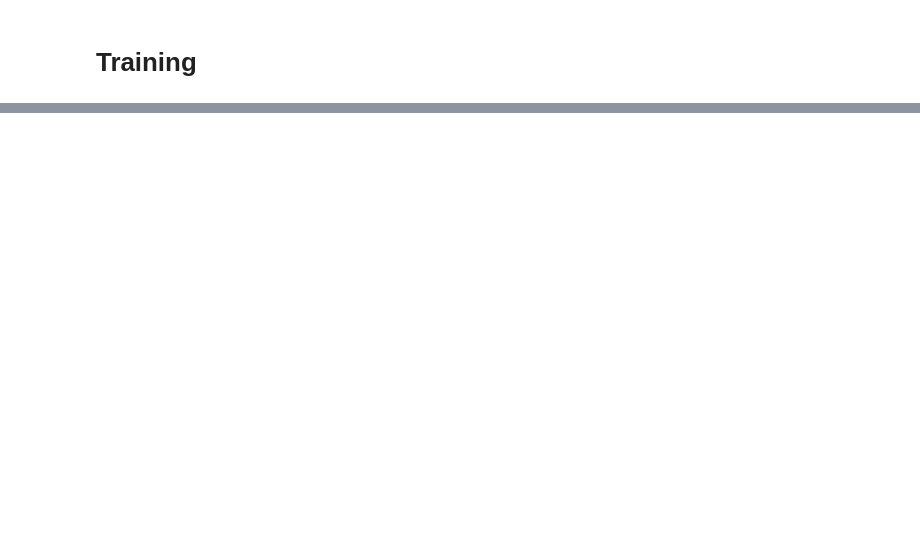
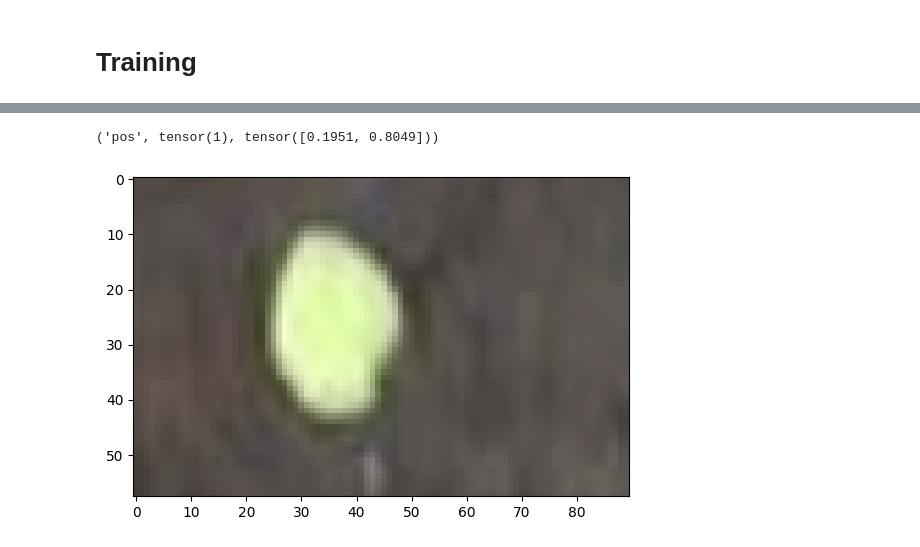
Before and after one commit to narang99/roads, a Jupyter notebook: mtrain/notebooks/SmallNet.ipynb, the cells around one changed output, grey strips where cells are left out. Saved outputs shown, nothing was run; the diff lists cells and outputs as text; code cells hidden in the pictures; blank space fills up the shorter version.

```diff
--- a/mtrain/notebooks/SmallNet.ipynb
+++ b/mtrain/notebooks/SmallNet.ipynb
@@ -8,19 +8,15 @@ import numpy as np
 import cv2
 import random
 # %%
-from pathlib import Path
-import matplotlib.pyplot as plt
-import numpy as np
-import cv2
-import random
+PROJECT_CODE = "001"
 
-DS = Path("/Users/hariomnarang/Desktop/personal/roads/datasets/")
-EXP_BASE = DS / "T004-taco-crops"
+DS = Path("../../datasets/")
+EXP_BASE = DS / "T004-taco-crops" / PROJECT_CODE
 OUTS = EXP_BASE / "synth"
 LOG_BASE = EXP_BASE / "log"
 TACO_BASE_DIR = Path("/Users/hariomnarang/Desktop/personal/TACO/data/")
 ANN_FILE = TACO_BASE_DIR / "annotations.json"
-
+TEST_BIG_IMG = "/Users/hariomnarang/Desktop/personal/roads/datasets/T003-extract-and-place-on-backdrops-manually/images/14325/raw.jpg"
 
 LOG_BASE.mkdir(parents=True, exist_ok=True)
 DS.exists(), TACO_BASE_DIR.exists(), ANN_FILE.exists()
@@ -64,0 +111,7 @@ AttributeError: Exception occured in `ProgressCallback` when calling event `befo
+# %%
+testimg = "/Users/hariomnarang/Desktop/test-img-3.png"
+plt.imshow(plt.imread(testimg))
+print(learner.predict(testimg))
+# %% [output]
+('pos', tensor(1), tensor([0.1951, 0.8049]))
+[figure, added]
```
Also changed, not shown: parts of 9 cells of this notebook, 6 other files.
